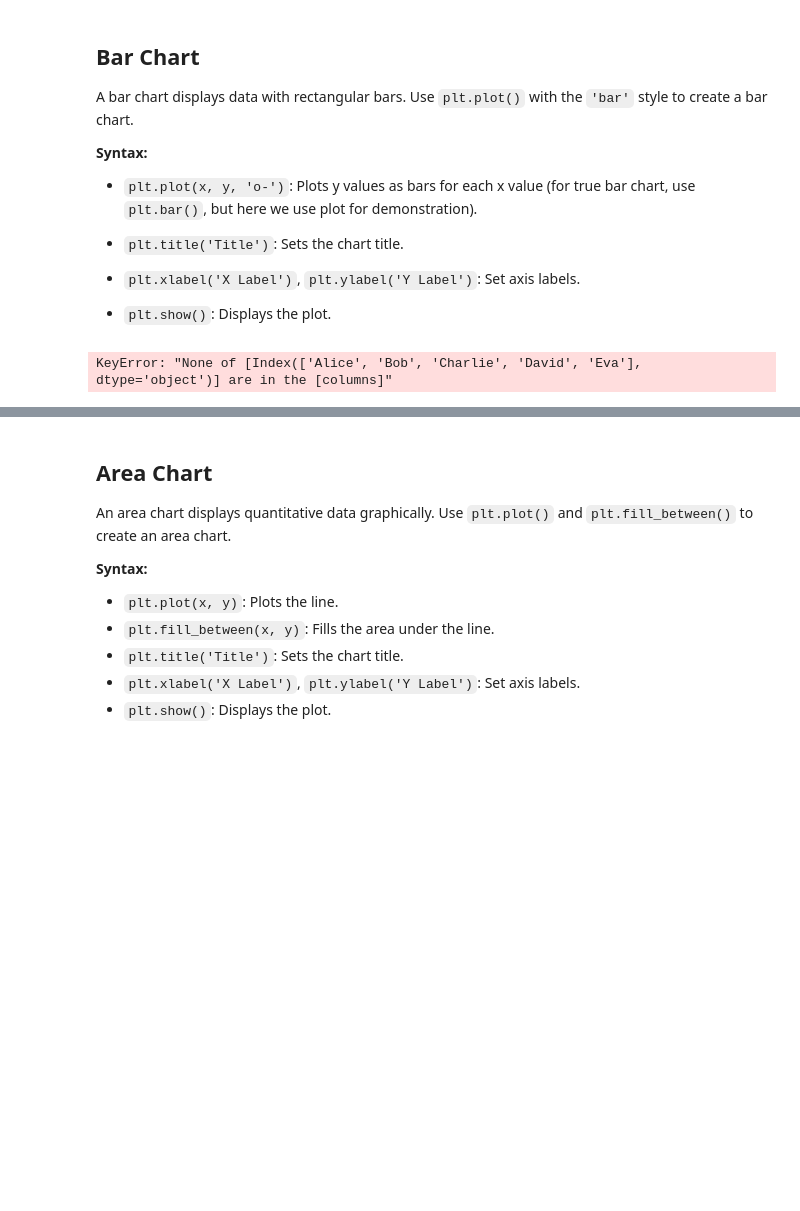
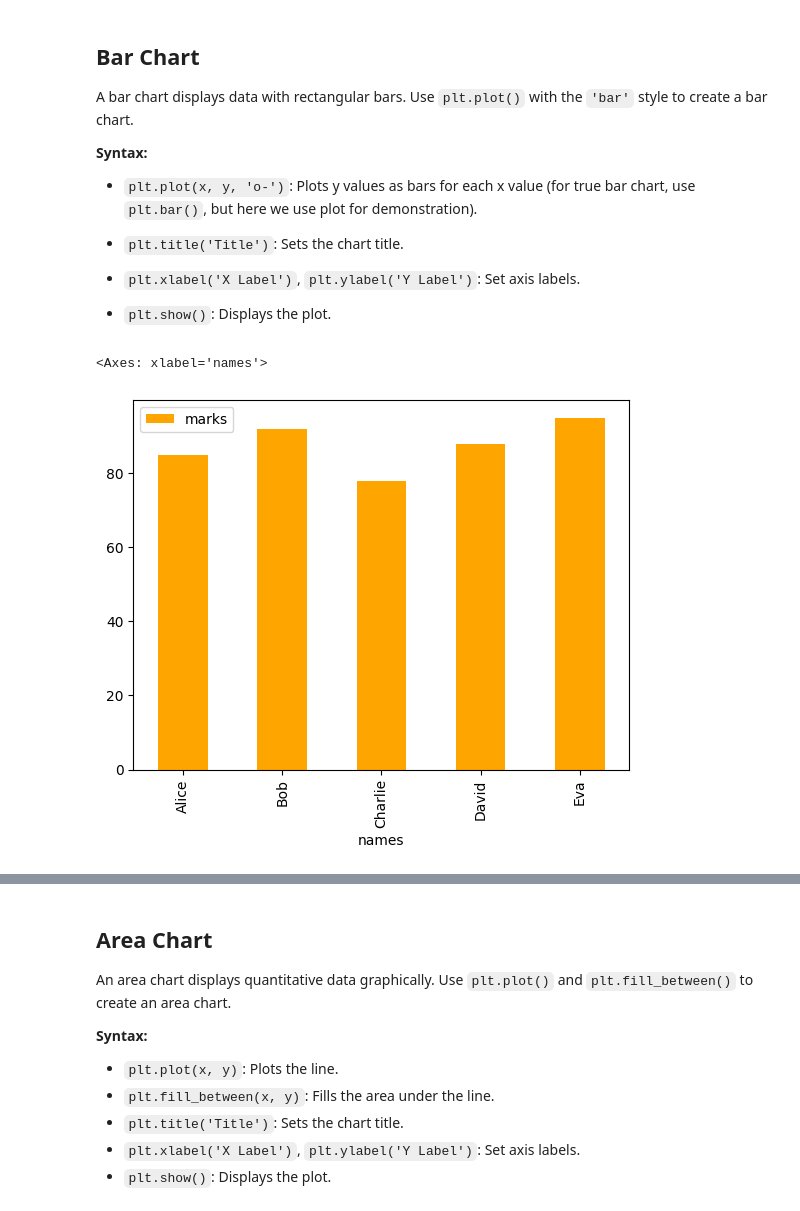
Before and after one commit to ilihas786/Python, a Jupyter notebook: Matplotlib.ipynb, the cells around one changed output, grey strips where cells are left out. Cells and saved outputs as stored; diff of their text form; code cells hidden in the pictures; blank space fills up the shorter version.

```diff
--- a/Matplotlib.ipynb
+++ b/Matplotlib.ipynb
@@ -45,13 +45,9 @@ A bar chart displays data with rectangular bars. Use `plt.plot()` with the `'bar
 # %%
 # Bar chart example using plot function
 import pandas as pd
-data={names : ['Alice', 'Bob', 'Charlie', 'David', 'Eva'],
-marks : [85, 92, 78, 88, 95]}
-df=pd.DataFrame(names,marks)
-df.plot(names, marks, kind='bar', color='orange')  # 's-' means square markers with lines
-plt.title('Bar Chart of Marks (using plot)')
-plt.xlabel('Name')
-plt.ylabel('Marks')
-plt.show()
+data={'names' : ['Alice', 'Bob', 'Charlie', 'David', 'Eva'],'marks' : [85, 92, 78, 88, 95]}
+df=pd.DataFrame(data,columns=['names', 'marks'])
+df.plot(x='names', y='marks', kind='bar', color='orange')
 # %% [output]
-KeyError: "None of [Index(['Alice', 'Bob', 'Charlie', 'David', 'Eva'], dtype='object')] are in the [columns]"
+<Axes: xlabel='names'>
+[figure, added]
```
Also changed, not shown: parts of 6 cells of this notebook, 1 other file.
